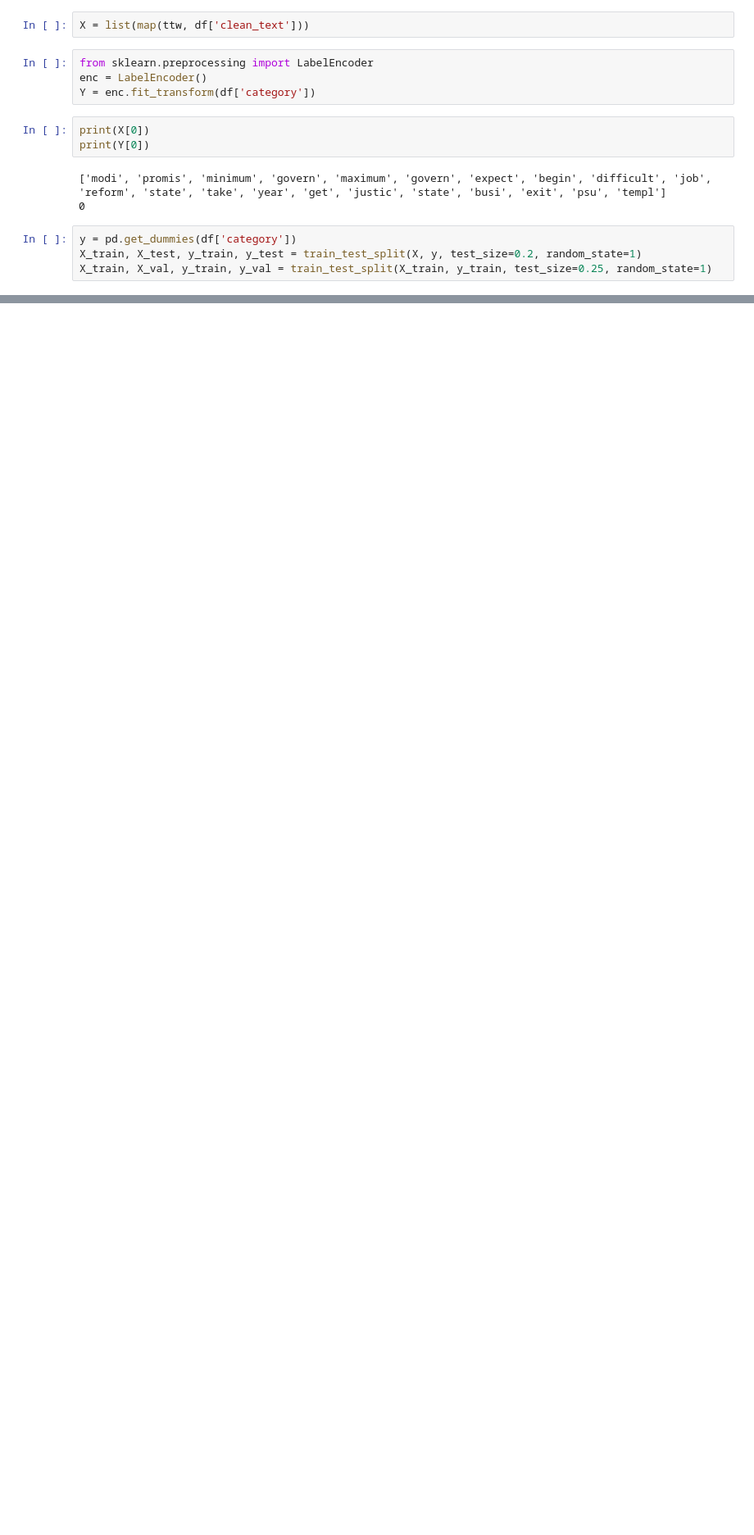
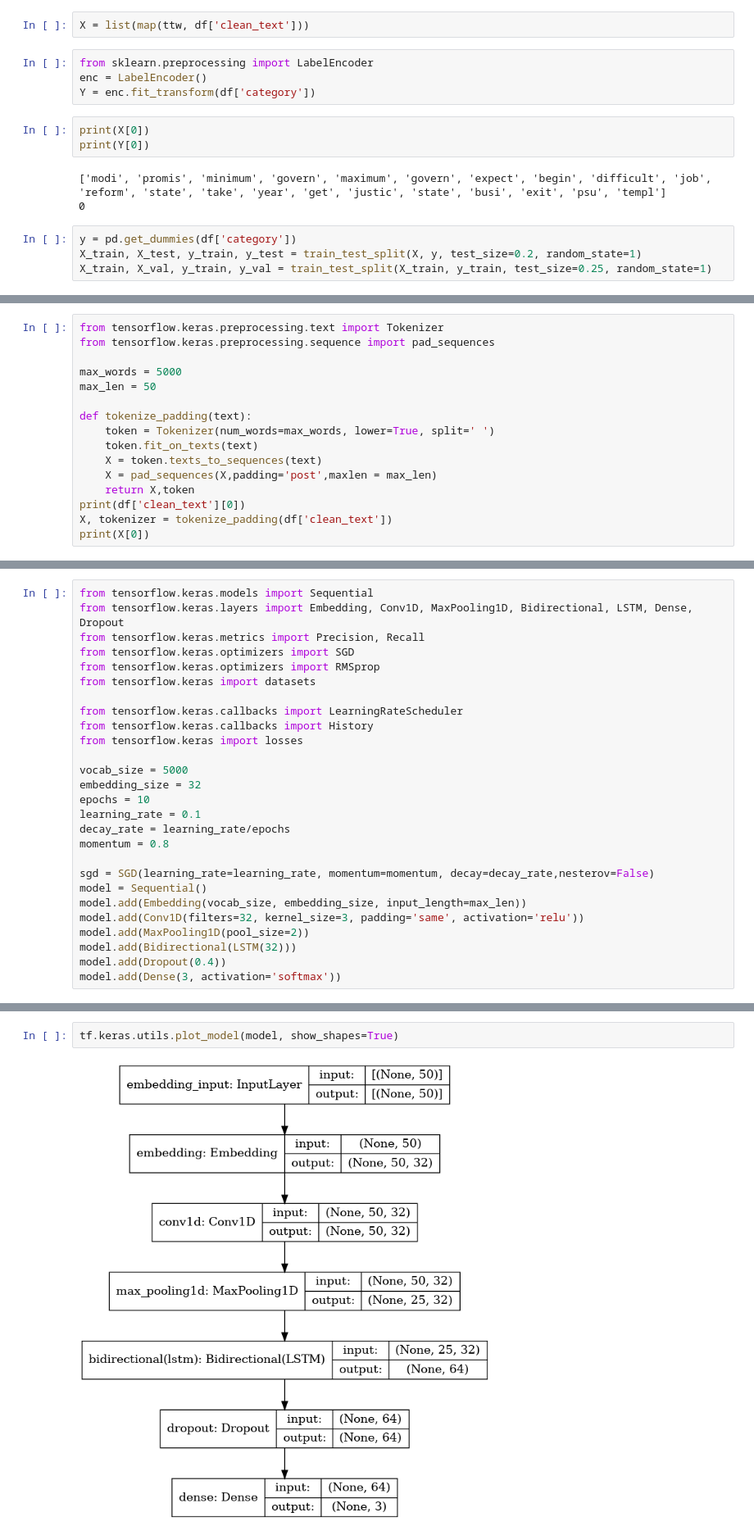
Before and after one commit to ndminh2003/Project, a Jupyter notebook: sentimental-analysis.ipynb, the cells around one changed output, grey strips where cells are left out. Shown at 82% size. Cells and saved outputs as stored; diff of their text form; blank space fills up the shorter version.

```diff
--- a/sentimental-analysis.ipynb
+++ b/sentimental-analysis.ipynb
@@ -140,0 +120,16 @@ X_train, X_val, y_train, y_val = train_test_split(X_train, y_train, test_size=0.
+# %%
+from tensorflow.keras.preprocessing.text import Tokenizer
+from tensorflow.keras.preprocessing.sequence import pad_sequences
+
+max_words = 5000
+max_len = 50
+
+def tokenize_padding(text):
+    token = Tokenizer(num_words=max_words, lower=True, split=' ')
+    token.fit_on_texts(text)
+    X = token.texts_to_sequences(text)
+    X = pad_sequences(X,padding='post',maxlen = max_len)
+    return X,token
+print(df['clean_text'][0])
+X, tokenizer = tokenize_padding(df['clean_text'])
+print(X[0])
@@ -140,0 +163,27 @@ X_train, X_val, y_train, y_val = train_test_split(X_train, y_train, test_size=0.
+# %%
+from tensorflow.keras.models import Sequential
+from tensorflow.keras.layers import Embedding, Conv1D, MaxPooling1D, Bidirectional, LSTM, Dense, Dropout
+from tensorflow.keras.metrics import Precision, Recall
+from tensorflow.keras.optimizers import SGD
+from tensorflow.keras.optimizers import RMSprop
+from tensorflow.keras import datasets
+
+from tensorflow.keras.callbacks import LearningRateScheduler
+from tensorflow.keras.callbacks import History
+from tensorflow.keras import losses
+
+vocab_size = 5000
+embedding_size = 32
+epochs = 10
+learning_rate = 0.1
+decay_rate = learning_rate/epochs
+momentum = 0.8
+
+sgd = SGD(learning_rate=learning_rate, momentum=momentum, decay=decay_rate,nesterov=False)
+model = Sequential()
+model.add(Embedding(vocab_size, embedding_size, input_length=max_len))
+model.add(Conv1D(filters=32, kernel_size=3, padding='same', activation='relu'))
+model.add(MaxPooling1D(pool_size=2))
+model.add(Bidirectional(LSTM(32)))
+model.add(Dropout(0.4))
+model.add(Dense(3, activation='softmax'))
@@ -140,0 +203,4 @@ X_train, X_val, y_train, y_val = train_test_split(X_train, y_train, test_size=0.
+# %%
+tf.keras.utils.plot_model(model, show_shapes=True)
+# %% [output]
+[figure, added]
```
Also changed, not shown: parts of 15 cells of this notebook.
